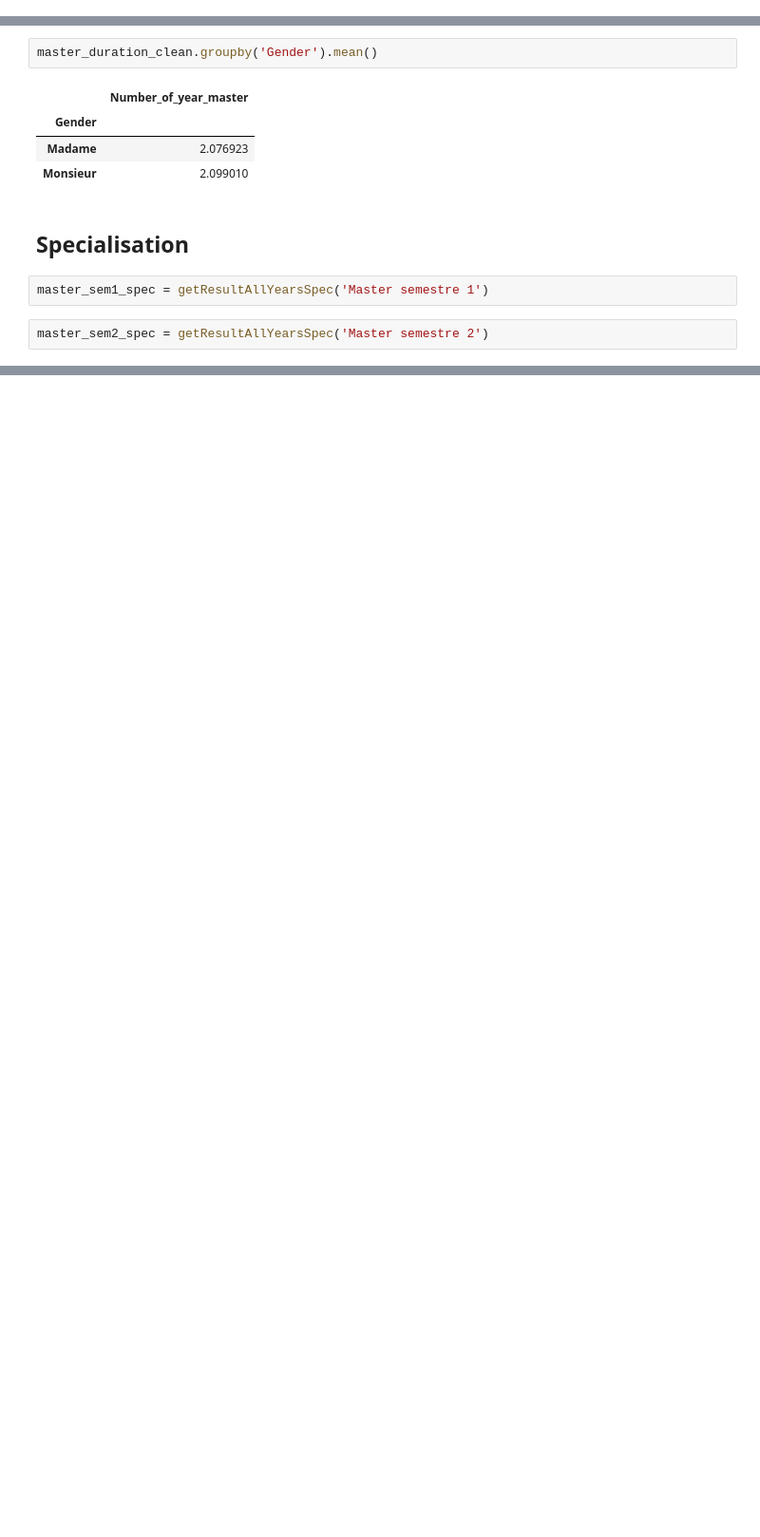
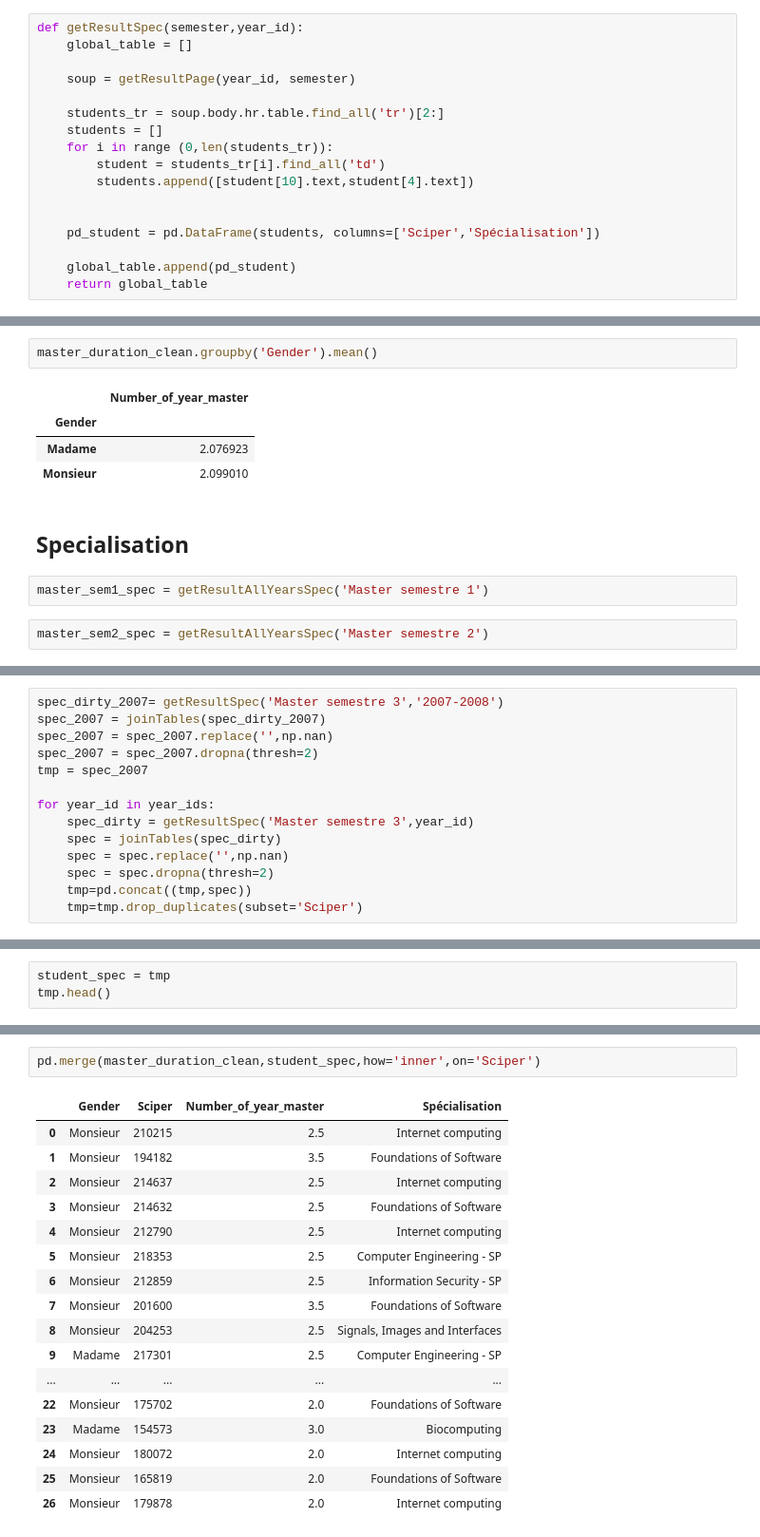
Before and after one commit to nathanquinteiro/ADA-Homework, a Jupyter notebook: 02 - Data from the Web/startMaster.j.ipynb, the cells around one changed output, grey strips where cells are left out. Shown at 95% size. Cells and saved outputs as stored; diff of their text form; blank space fills up the shorter version.

Commit message:
spec

```diff
--- a/02 - Data from the Web/startMaster.j.ipynb
+++ b/02 - Data from the Web/startMaster.j.ipynb
@@ -220,6 +220,23 @@ def getResultAllYearsSpec(semester):
 
         global_table.append(pd_student)
     return global_table
+# %%
+def getResultSpec(semester,year_id):
+    global_table = []
+
+    soup = getResultPage(year_id, semester)
+
+    students_tr = soup.body.hr.table.find_all('tr')[2:]
+    students = []
+    for i in range (0,len(students_tr)):
+        student = students_tr[i].find_all('td')
+        students.append([student[10].text,student[4].text])
+
+
+    pd_student = pd.DataFrame(students, columns=['Sciper','Spécialisation'])
+
+    global_table.append(pd_student)
+    return global_table
 # %%
 def joinTables(global_table):
     joined_table = global_table[0]
@@ -582,0 +665,14 @@ tmp
+# %%
+spec_dirty_2007= getResultSpec('Master semestre 3','2007-2008')
+spec_2007 = joinTables(spec_dirty_2007)
+spec_2007 = spec_2007.replace('',np.nan)
+spec_2007 = spec_2007.dropna(thresh=2)
+tmp = spec_2007
+
+for year_id in year_ids:
+    spec_dirty = getResultSpec('Master semestre 3',year_id)
+    spec = joinTables(spec_dirty)
+    spec = spec.replace('',np.nan)
+    spec = spec.dropna(thresh=2)
+    tmp=pd.concat((tmp,spec))
+    tmp=tmp.drop_duplicates(subset='Sciper')
@@ -582,0 +686,3 @@ tmp
+# %%
+student_spec = tmp
+tmp.head()
@@ -582,0 +705,20 @@ tmp
+# %%
+pd.merge(master_duration_clean,student_spec,how='inner',on='Sciper')
+# %% [output]
+|  | Gender | Sciper | Number_of_year_master | Spécialisation |
+| 0 | Monsieur | 210215 | 2.5 | Internet computing |
+| 1 | Monsieur | 194182 | 3.5 | Foundations of Software |
+| 2 | Monsieur | 214637 | 2.5 | Internet computing |
+| 3 | Monsieur | 214632 | 2.5 | Foundations of Software |
+| 4 | Monsieur | 212790 | 2.5 | Internet computing |
+| 5 | Monsieur | 218353 | 2.5 | Computer Engineering - SP |
+| 6 | Monsieur | 212859 | 2.5 | Information Security - SP |
+| 7 | Monsieur | 201600 | 3.5 | Foundations of Software |
+| 8 | Monsieur | 204253 | 2.5 | Signals, Images and Interfaces |
+| 9 | Madame | 217301 | 2.5 | Computer Engineering - SP |
+| ... | ... | ... | ... | ... |
+| 22 | Monsieur | 175702 | 2.0 | Foundations of Software |
+| 23 | Madame | 154573 | 3.0 | Biocomputing |
+| 24 | Monsieur | 180072 | 2.0 | Internet computing |
+| 25 | Monsieur | 165819 | 2.0 | Foundations of Software |
+| 26 | Monsieur | 179878 | 2.0 | Internet computing |
```
Also changed, not shown: parts of 19 cells of this notebook.
